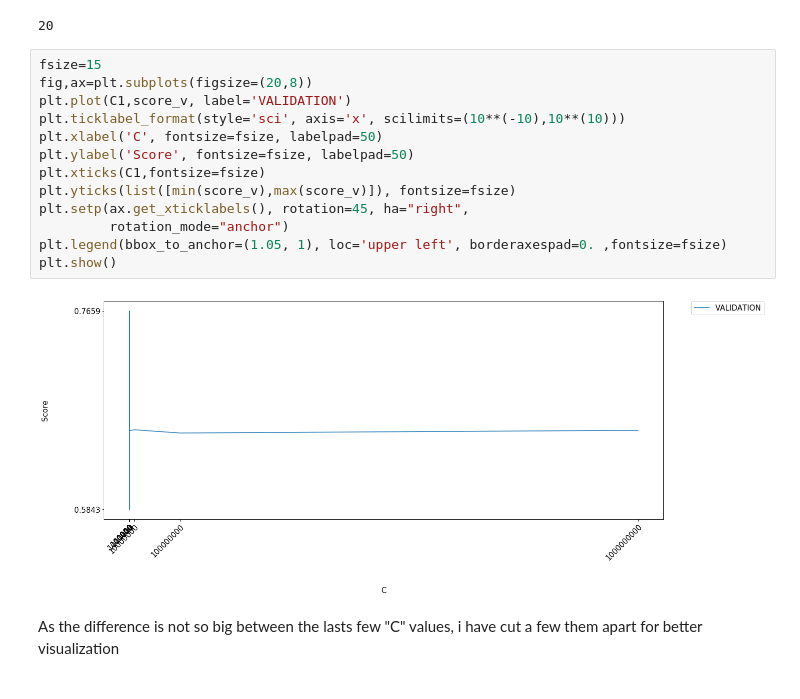
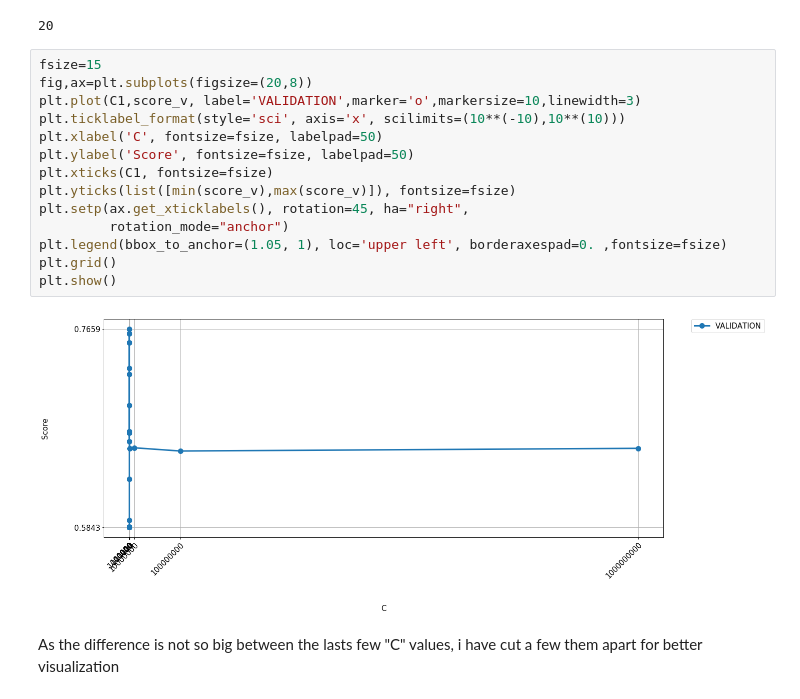
Before and after one commit to Nithope/NLP-Analise-sentimentos-PT, a Jupyter notebook: Analise de sentimentos.ipynb, the cells around one changed output. Saved outputs shown, nothing was run; the diff lists cells and outputs as text.

```diff
--- a/Analise de sentimentos.ipynb
+++ b/Analise de sentimentos.ipynb
@@ -88,18 +97,19 @@ len(C1)
 # %%
 fsize=15
 fig,ax=plt.subplots(figsize=(20,8))
-plt.plot(C1,score_v, label='VALIDATION')
+plt.plot(C1,score_v, label='VALIDATION',marker='o',markersize=10,linewidth=3)
 plt.ticklabel_format(style='sci', axis='x', scilimits=(10**(-10),10**(10)))
 plt.xlabel('C', fontsize=fsize, labelpad=50)
 plt.ylabel('Score', fontsize=fsize, labelpad=50)
-plt.xticks(C1,fontsize=fsize)
+plt.xticks(C1, fontsize=fsize)
 plt.yticks(list([min(score_v),max(score_v)]), fontsize=fsize)
 plt.setp(ax.get_xticklabels(), rotation=45, ha="right",
          rotation_mode="anchor")
 plt.legend(bbox_to_anchor=(1.05, 1), loc='upper left', borderaxespad=0. ,fontsize=fsize)
+plt.grid()
 plt.show()
 # %% [output]
-[figure, old version]
+[figure, new version]
 # %% [markdown]
 As the difference is not so big between the lasts few "C" values, i have cut a few them apart for better visualization
 # %%
```
Also changed, not shown: parts of 31 cells of this notebook.
